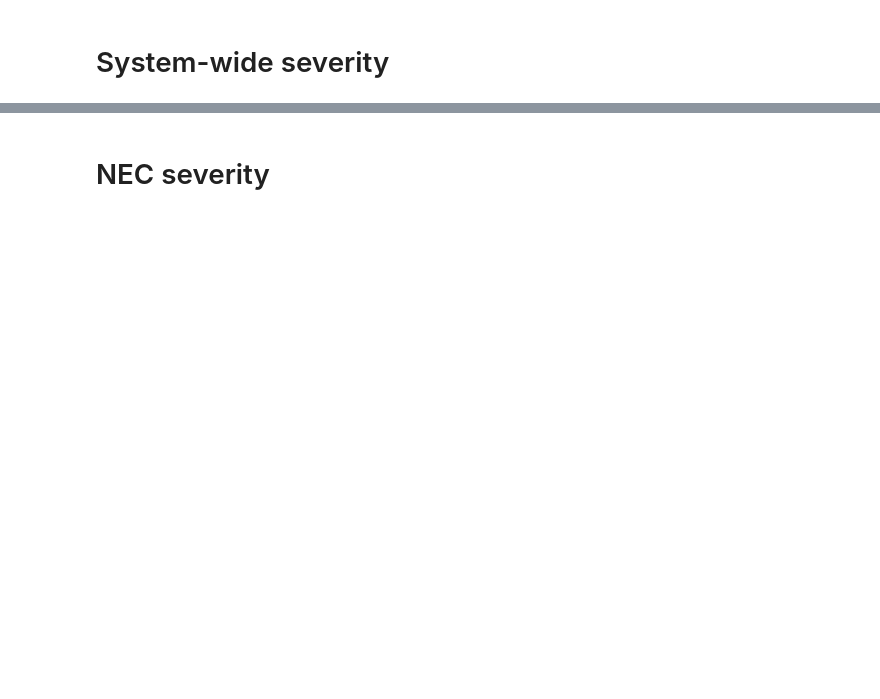
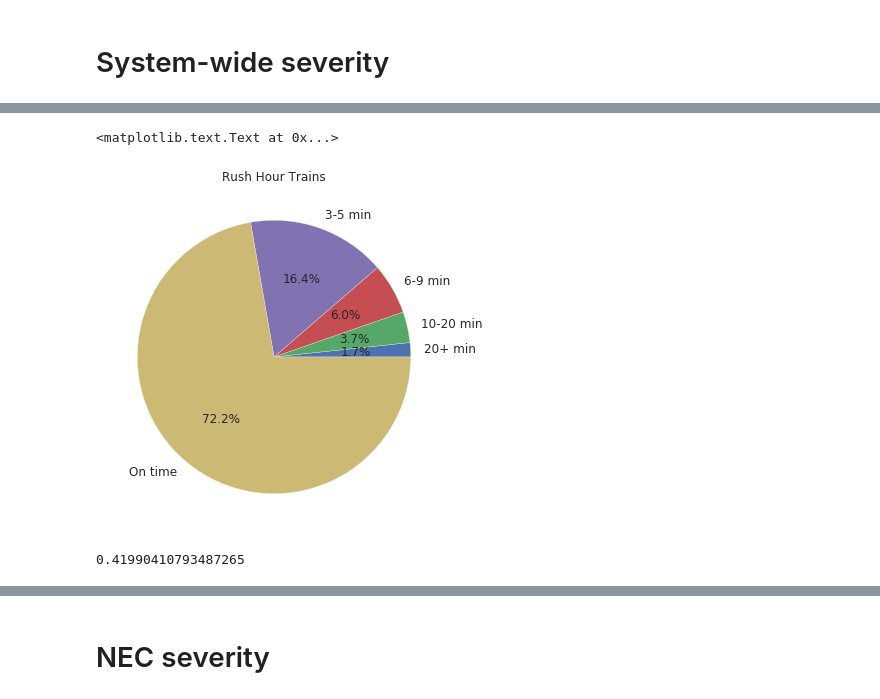
Before and after one commit to pranavbadami/njtransit, a Jupyter notebook: notebooks/analysis/system_overview.ipynb, the cells around one changed output, grey strips where cells are left out. Saved outputs shown, nothing was run; the diff lists cells and outputs as text; code cells hidden in the pictures; blank space fills up the shorter version.

```diff
--- a/notebooks/analysis/system_overview.ipynb
+++ b/notebooks/analysis/system_overview.ipynb
@@ -118,0 +139,13 @@ dtype: float64
+# %%
+plt.figure(figsize=(12,12))
+# plot chart
+ax = plt.subplot(121, aspect='equal')
+sys_wide_rh_pcts.sort_values().plot(kind="pie", autopct='%1.1f%%', title="Rush Hour Trains", fontsize=12, ax=ax)
+ax.set_ylabel('')
+# %% [output]
+<matplotlib.text.Text at 0x...>
+[figure, added]
+# %%
+1-(0.947**10)
+# %% [output]
+0.41990410793487265
```
Also changed, not shown: parts of 59 cells of this notebook, 1 other file.
